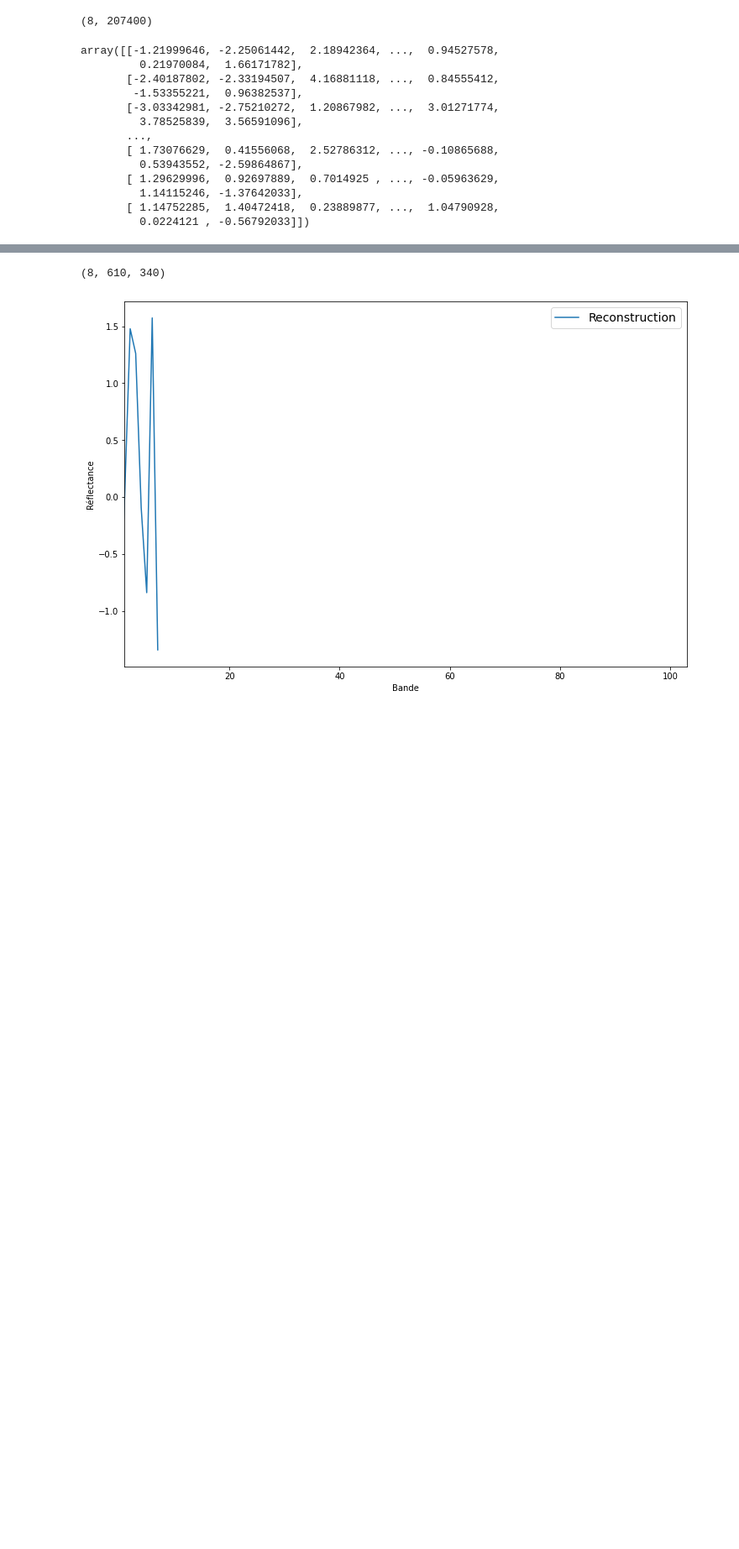
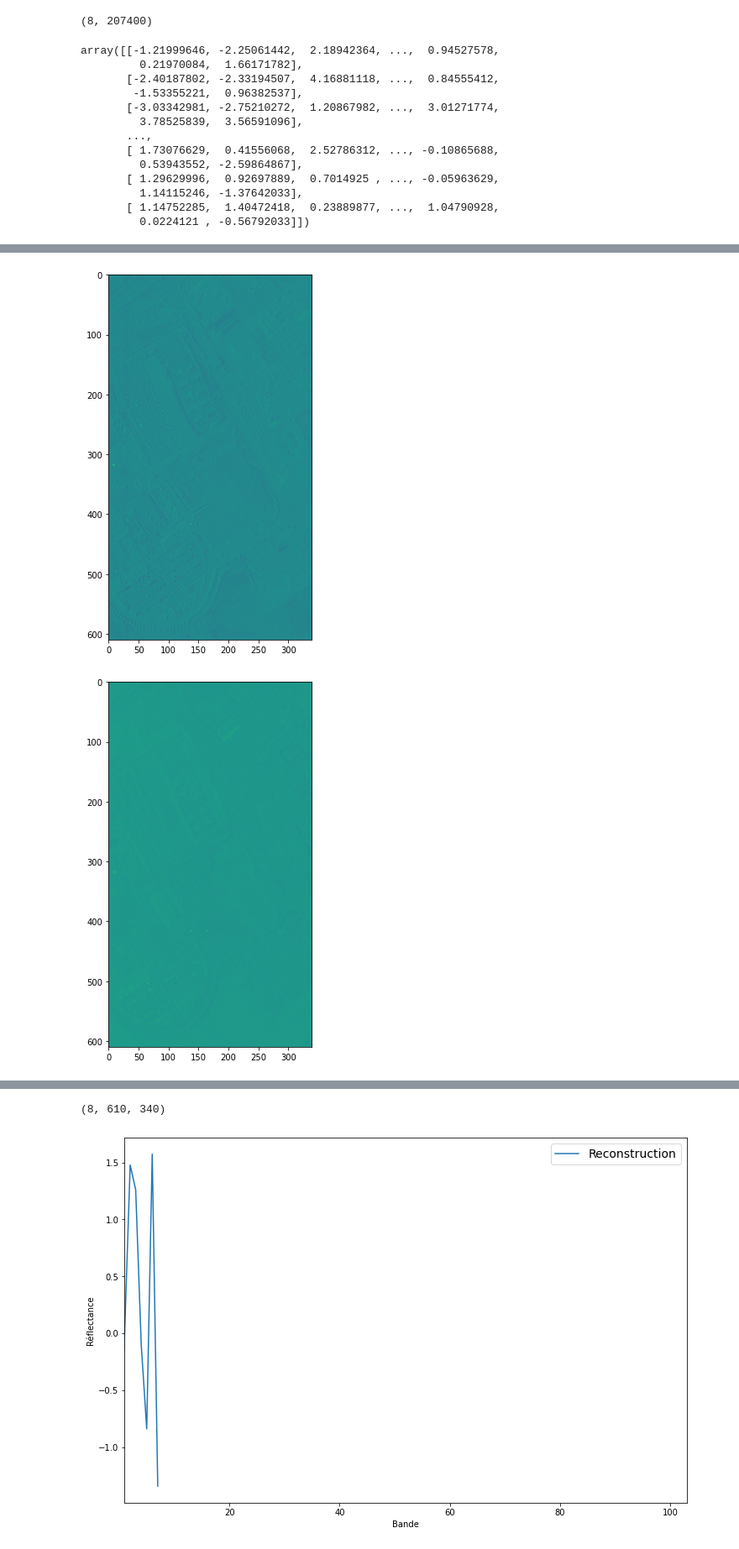
Before and after one commit to drguigui1/Unmixing-HSI, a Jupyter notebook: TP_demelange.ipynb, the cells around one changed output, grey strips where cells are left out. Shown at 84% size. Drawn from its saved outputs; the diff is of its cells as text; code cells hidden in the pictures; blank space fills up the shorter version.

```diff
--- a/TP_demelange.ipynb
+++ b/TP_demelange.ipynb
@@ -212,0 +226,5 @@ mean_square_error(x, x_hat)
+# %%
+for i in range(9):
+    x = hsi[i, i]
+    x_hat = E @ analytic_solution(E, x)
+    print("MSE at ({},{}): {}".format(i, i, mean_square_error(x, x_hat)))
@@ -212,0 +241,9 @@ mean_square_error(x, x_hat)
+# %%
+mses = np.empty((Nrow * Ncol))
+for i in range(Nrow):
+    for j in range(Ncol):
+        x = hsi[i, j]
+        x_hat = E @ analytic_solution(E, x)
+        mses[i * Ncol + j] = mean_square_error(x, x_hat)
+
+mses.mean()
@@ -289,0 +309,5 @@ plt.show()
+# %%
+mi = phi.min(axis=1).reshape((-1, 1))
+ma = phi.max(axis=1).reshape((-1, 1))
+
+phi_rescale = (phi - mi) / (ma - mi)
@@ -289,0 +330,10 @@ plt.show()
+# %%
+phi_rescale_reshape = phi_rescale.reshape((8, 610, 340))
+# %%
+for i in range(8):
+    plt.figure(figsize=(8,8))
+    plt.imshow(phi_rescale_reshape[i])
+    plt.show()
+# %% [output]
+[figure, added]
+[figure, added]
```
Also changed, not shown: parts of 19 cells of this notebook.
